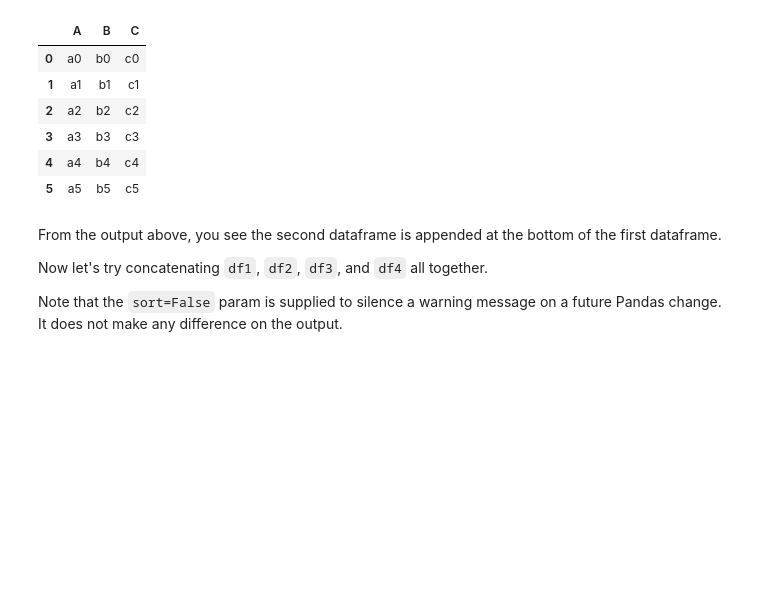
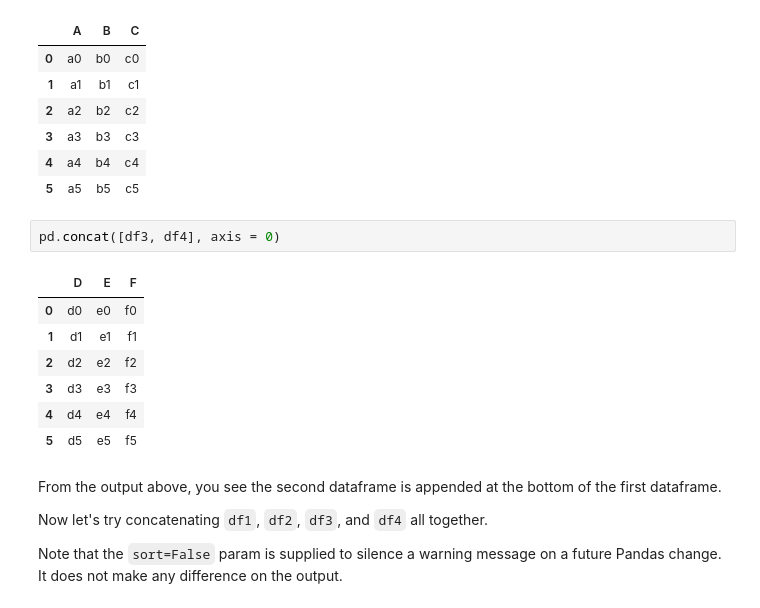
Before and after one commit to Ironhack-data-bcn-january-2023/lab-pandas-merge, a Jupyter notebook: code/pandas_1_concat-merge-join.ipynb, the cells around one changed output. Saved outputs shown, nothing was run; the diff lists cells and outputs as text; blank space fills up the shorter version.

```diff
--- a/code/pandas_1_concat-merge-join.ipynb
+++ b/code/pandas_1_concat-merge-join.ipynb
@@ -71,6 +71,16 @@ pd.concat([df1,df2])
 | 3 | a3 | b3 | c3 |
 | 4 | a4 | b4 | c4 |
 | 5 | a5 | b5 | c5 |
+# %%
+pd.concat([df3, df4], axis = 0)
+# %% [output]
+|  | D | E | F |
+| 0 | d0 | e0 | f0 |
+| 1 | d1 | e1 | f1 |
+| 2 | d2 | e2 | f2 |
+| 3 | d3 | e3 | f3 |
+| 4 | d4 | e4 | f4 |
+| 5 | d5 | e5 | f5 |
 # %% [markdown]
 From the output above, you see the second dataframe is appended at the bottom of the first dataframe.
 
```
Also changed, not shown: parts of 12 cells of this notebook.
